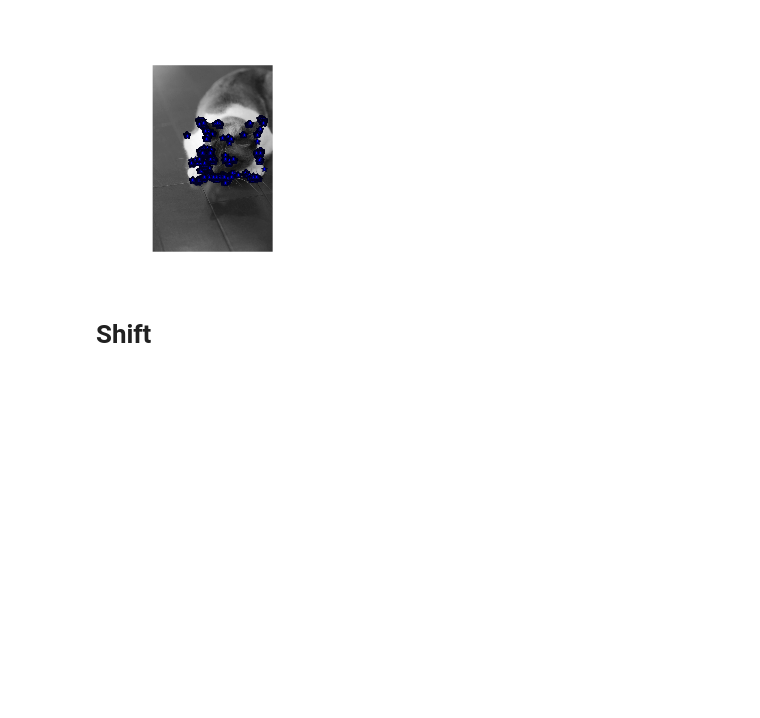
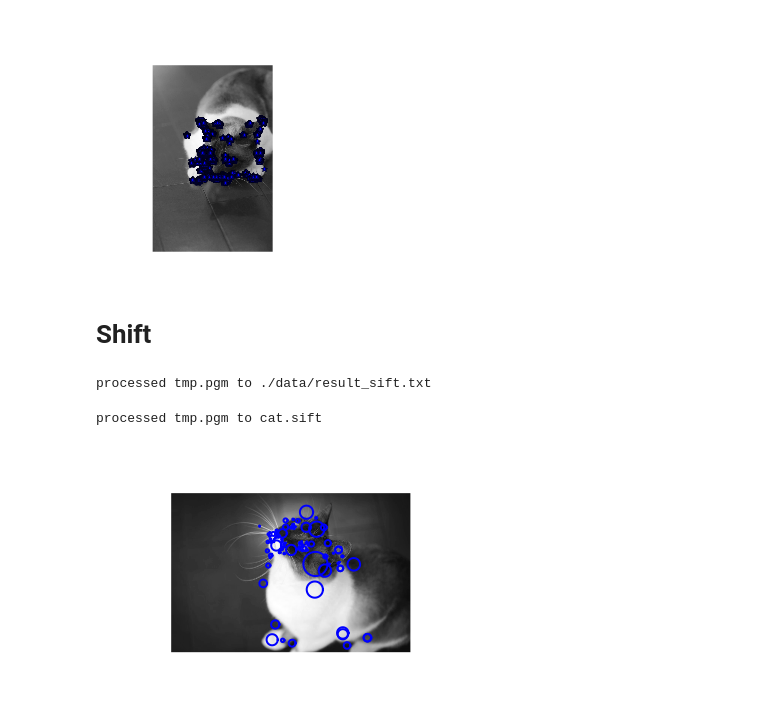
Before and after one commit to SnowMasaya/python_image_process_excerise, a Jupyter notebook: code/docker/python/python-image-process2.ipynb, the cells around one changed output. Cells and saved outputs as stored; diff of their text form; code cells hidden in the pictures; blank space fills up the shorter version.

```diff
--- a/code/docker/python/python-image-process2.ipynb
+++ b/code/docker/python/python-image-process2.ipynb
@@ -154,3 +155,23 @@ plot_matches(im1, im2, filtered_coords1, filtered_coords2, matches)
 show()
 # %% [markdown]
 # Shift
+# %%
+import os
+
+def process_image(imagename, resultname, params="--edge-thresh 10 --peak-thresh 5"):
+    if imagename[-3:] != "pgm":
+        im = Image.open(imagename).convert("L")
+        im.save("tmp.pgm")
+        imagename = "tmp.pgm"
+
+    cmd = str("sift " + imagename + " --output=" + resultname + " " + params)
+    os.system(cmd)
+    print("processed " + imagename + " to " + resultname)
+
+process_image("./data/cat9V9A8973_TP_V1.jpg", "./data/result_sift.txt")
+# %% [output]
+processed tmp.pgm to ./data/result_sift.txt
+# %%
+def read_features_from_file(filename):
+    f = loadtxt(filename)
+    return f[:,:4], f[:,4:]
@@ -156,0 +181,28 @@ show()
+# %%
+def plot_features(im, locs, circle=False):
+    def draw_circle(c, r):
+        t = arange(0, 1.01, .01) * 2 * pi
+        x = r * cos(t) + c[0]
+        y = r * sin(t) + c[1]
+        plot(x,y, 'b', linewidth=2)
+    imshow(im)
+    if circle:
+        for p in locs:
+            draw_circle(p[:2], p[2])
+    else:
+        plot(locs[:, 0], locs[:, 1], "ob")
+    axis("off")
+# %%
+imname = "./data/cat9V9A8973_TP_V1.jpg"
+
+im1 = array(Image.open(imname).convert("L"))
+process_image(imname, "cat.sift")
+l1, d1 = read_features_from_file("./data/result_sift.txt")
+
+figure()
+gray()
+plot_features(im1, l1, circle=True)
+show()
+# %% [output]
+processed tmp.pgm to cat.sift
+[figure, added]
```
Also changed, not shown: parts of 2 cells of this notebook, 1 other file.
